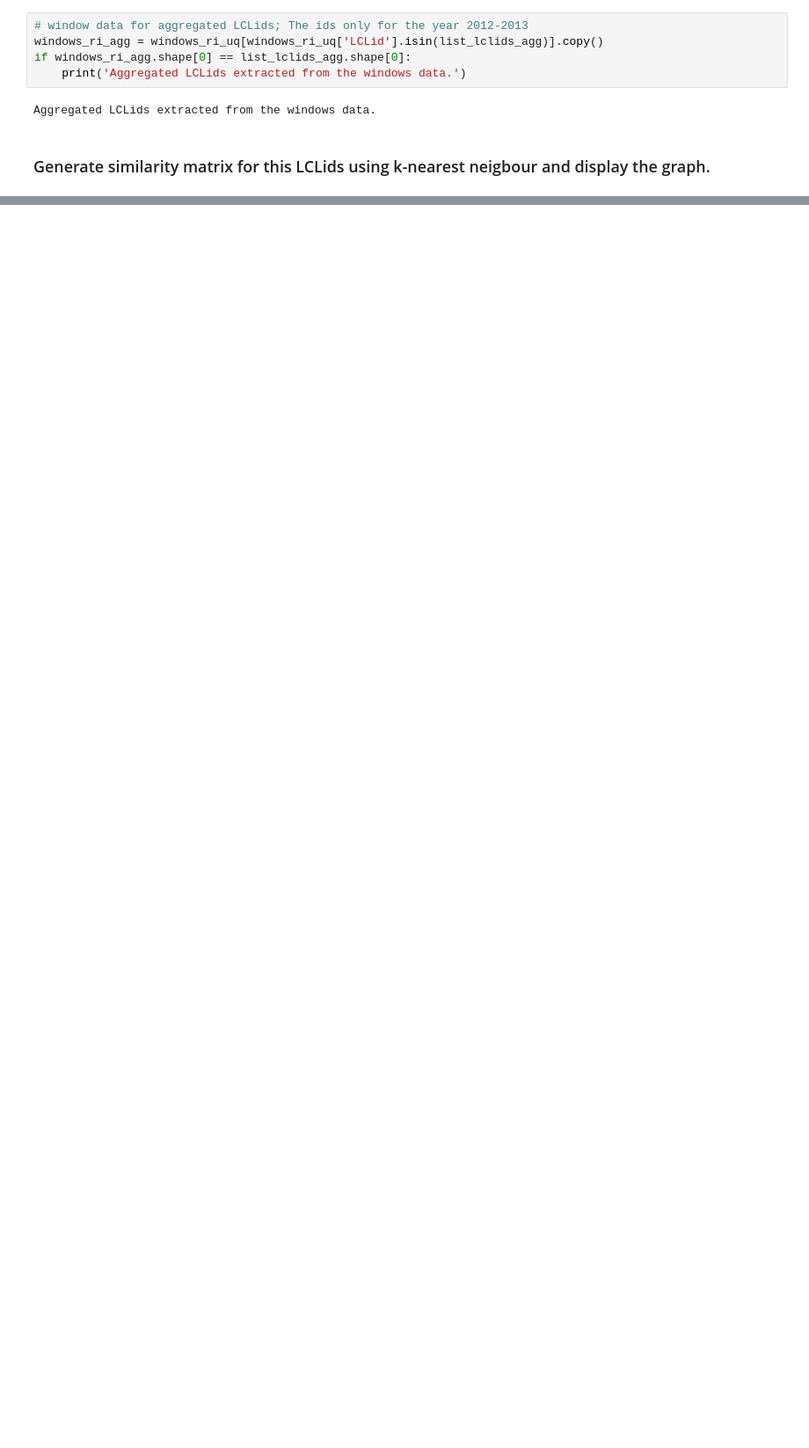
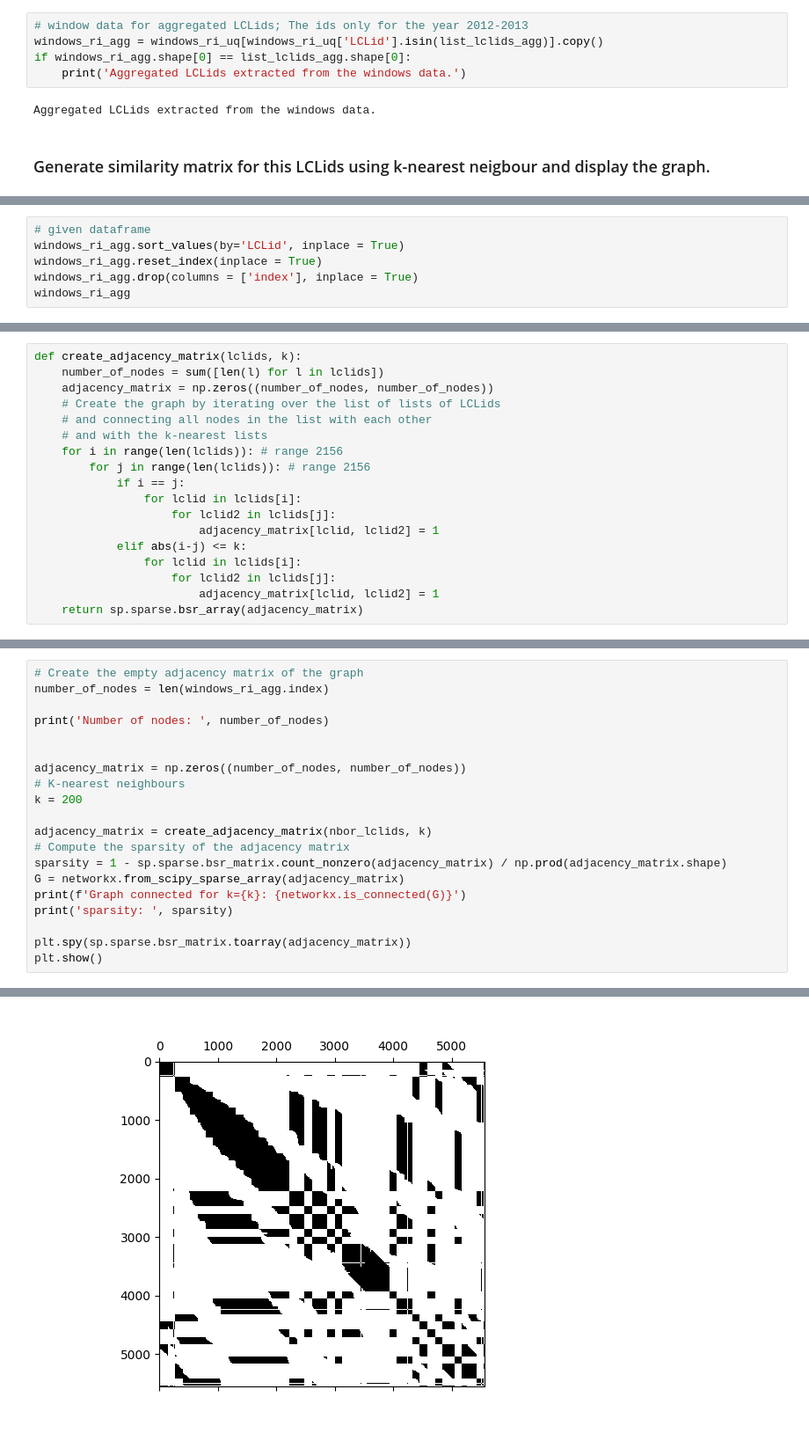
Before and after one commit to spetznick/ml4gd-project-group-3, a Jupyter notebook: preprocessing_batches.ipynb, the cells around one changed output, grey strips where cells are left out. Shown: that part at 88% size. Saved outputs shown, nothing was run; the diff lists cells and outputs as text; blank space fills up the shorter version.

Commit message:
Adjacency matrix for aggregated data

```diff
--- a/preprocessing_batches.ipynb
+++ b/preprocessing_batches.ipynb
@@ -206,0 +192,6 @@ windows_ri_agg
+# %%
+# given dataframe
+windows_ri_agg.sort_values(by='LCLid', inplace = True)
+windows_ri_agg.reset_index(inplace = True)
+windows_ri_agg.drop(columns = ['index'], inplace = True)
+windows_ri_agg
@@ -206,0 +231,18 @@ windows_ri_agg
+# %%
+def create_adjacency_matrix(lclids, k):
+    number_of_nodes = sum([len(l) for l in lclids])
+    adjacency_matrix = np.zeros((number_of_nodes, number_of_nodes))
+    # Create the graph by iterating over the list of lists of LCLids
+    # and connecting all nodes in the list with each other
+    # and with the k-nearest lists
+    for i in range(len(lclids)): # range 2156
+        for j in range(len(lclids)): # range 2156
+            if i == j:
+                for lclid in lclids[i]:
+                    for lclid2 in lclids[j]:
+                        adjacency_matrix[lclid, lclid2] = 1
+            elif abs(i-j) <= k:
+                for lclid in lclids[i]:
+                    for lclid2 in lclids[j]:
+                        adjacency_matrix[lclid, lclid2] = 1
+    return sp.sparse.bsr_array(adjacency_matrix)
@@ -206,0 +257,21 @@ windows_ri_agg
+# %%
+# Create the empty adjacency matrix of the graph
+number_of_nodes = len(windows_ri_agg.index)
+
+print('Number of nodes: ', number_of_nodes)
+
+
+adjacency_matrix = np.zeros((number_of_nodes, number_of_nodes))
+# K-nearest neighbours
+k = 200
+
+adjacency_matrix = create_adjacency_matrix(nbor_lclids, k)
+# Compute the sparsity of the adjacency matrix
+sparsity = 1 - sp.sparse.bsr_matrix.count_nonzero(adjacency_matrix) / np.prod(adjacency_matrix.shape)
+G = networkx.from_scipy_sparse_array(adjacency_matrix)
+print(f'Graph connected for k={k}: {networkx.is_connected(G)}')
+print('sparsity: ', sparsity)
+
+plt.spy(sp.sparse.bsr_matrix.toarray(adjacency_matrix))
+plt.show()
+# %% [output]
@@ -206,0 +281 @@ windows_ri_agg
+[figure, added]
```
Also changed, not shown: parts of 12 cells of this notebook.
